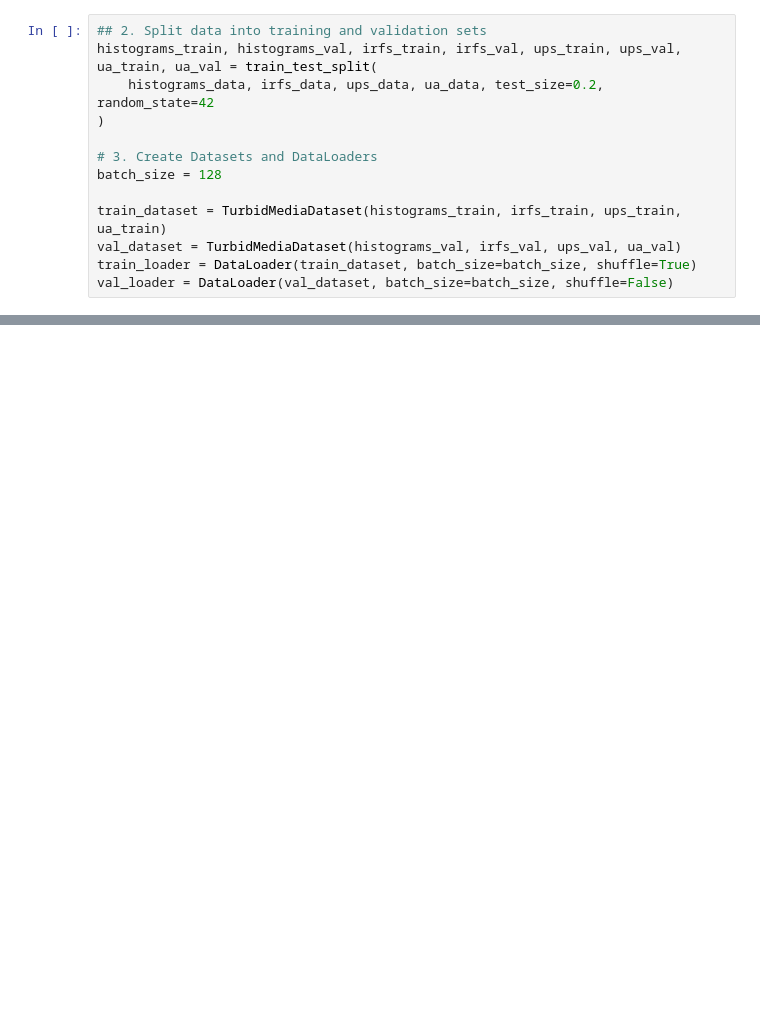
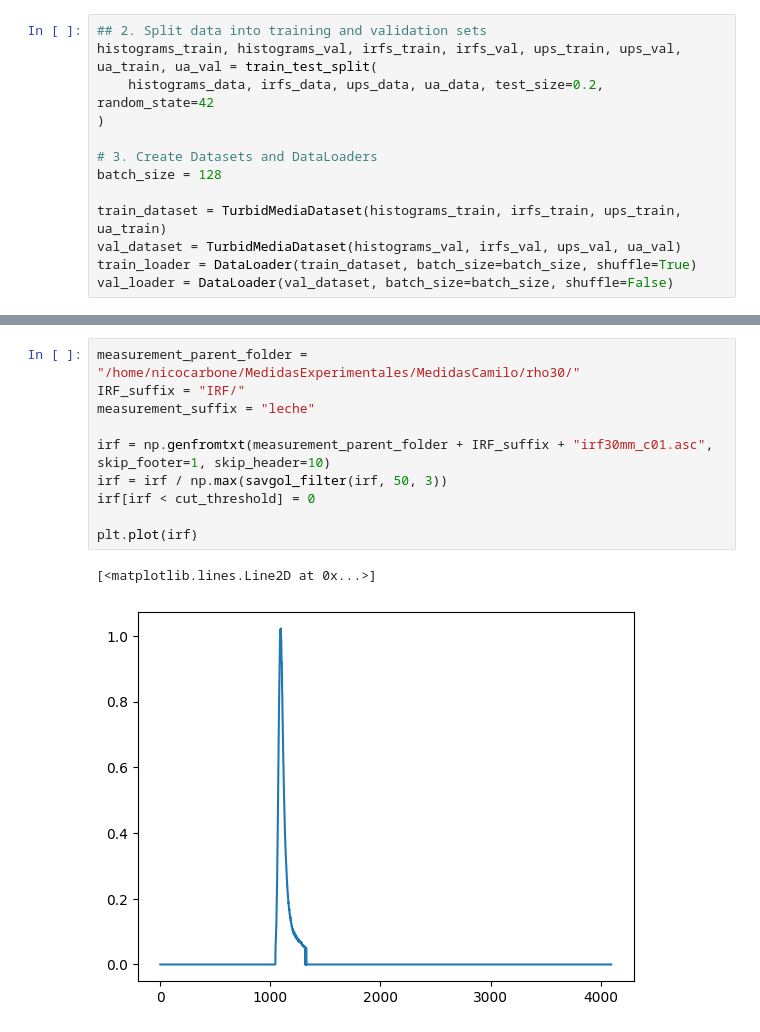
Before and after one commit to nicocarbone/PHDFitAI, a Jupyter notebook: AIInference.ipynb, the cells around one changed output, grey strips where cells are left out. Drawn from its saved outputs; the diff is of its cells as text; blank space fills up the shorter version.

```diff
--- a/AIInference.ipynb
+++ b/AIInference.ipynb
@@ -343,0 +379,13 @@ plt.show()
+# %%
+measurement_parent_folder = "/home/nicocarbone/MedidasExperimentales/MedidasCamilo/rho30/"
+IRF_suffix = "IRF/"
+measurement_suffix = "leche"
+
+irf = np.genfromtxt(measurement_parent_folder + IRF_suffix + "irf30mm_c01.asc", skip_footer=1, skip_header=10)
+irf = irf / np.max(savgol_filter(irf, 50, 3))
+irf[irf < cut_threshold] = 0
+
+plt.plot(irf)
+# %% [output]
+[<matplotlib.lines.Line2D at 0x...>]
+[figure, added]
```
Also changed, not shown: parts of 18 cells of this notebook, 2 other files.
